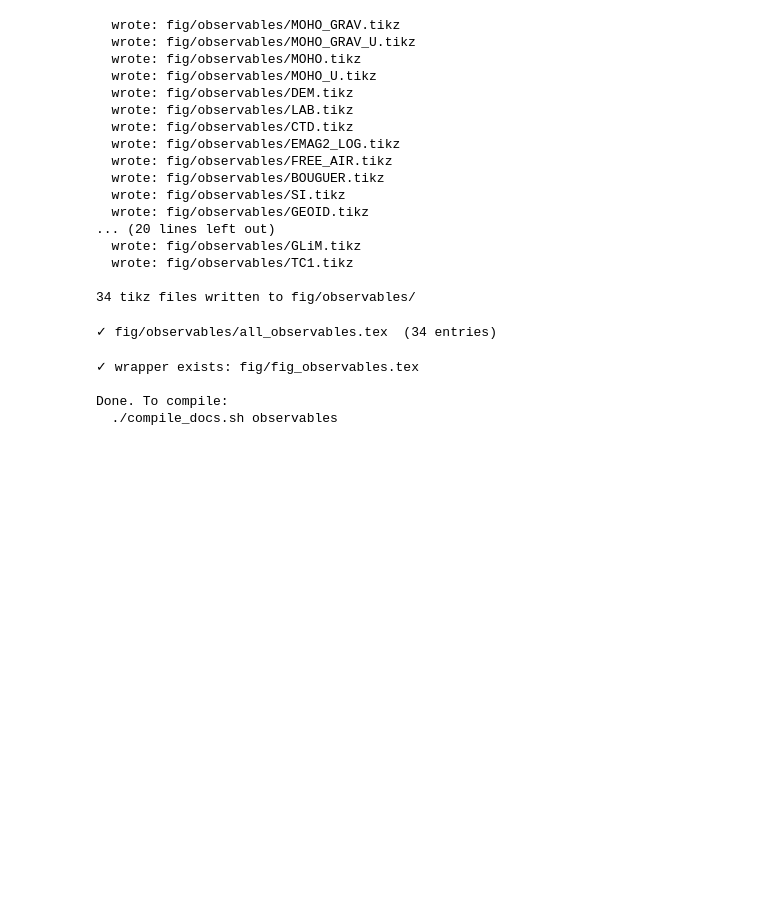
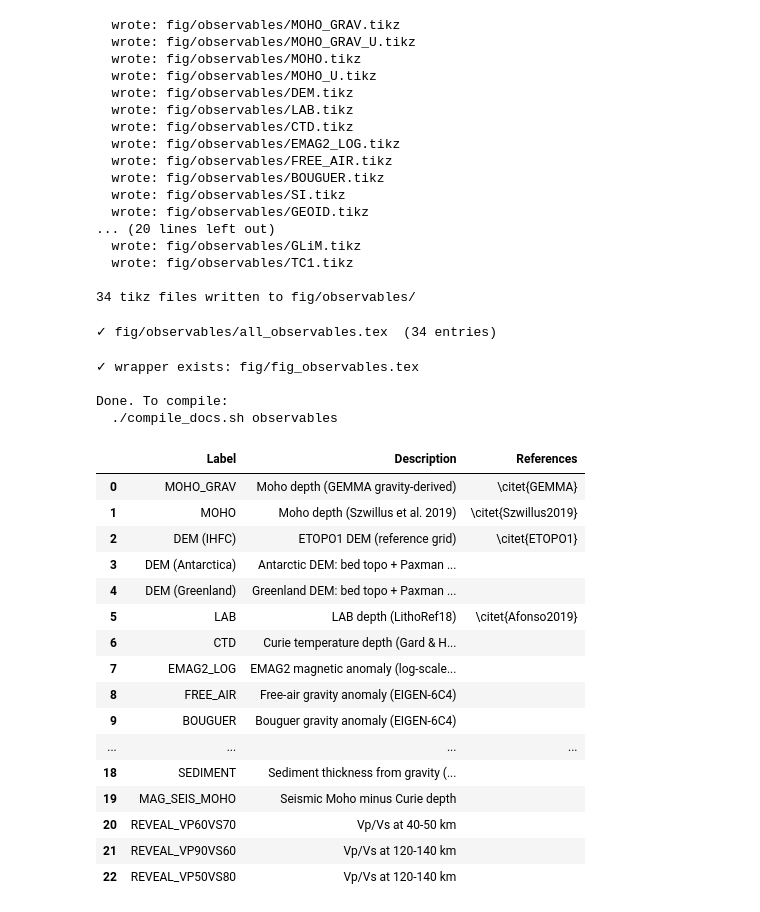
Before and after one commit to TobbeTripitaka/Aq2, a Jupyter notebook: 2_OBSERVABLES.ipynb, the cells around one changed output. Cells and saved outputs as stored; diff of their text form; code cells hidden in the pictures; blank space fills up the shorter version.

```diff
--- a/2_OBSERVABLES.ipynb
+++ b/2_OBSERVABLES.ipynb
@@ -203,7 +197,7 @@ gridlines_kwargs = {
     "linestyle":   "--",
 }
 
-for label in obs:
+for label in obs_model:
     d     = _recipe_for(label)
     cmap  = d.get("cmap", "viridis")
     unit  = d.get("unit", "")
@@ -448,3 +440,57 @@ Done. To compile:
 # IFrame("output/documents/observables.pdf", width=1200, height=700)
 # %%
 print(TEMPLATE_PATH.exists(), TEMPLATE_PATH)
+# %%
+def normalise_refs(val):
+    """Convert any reference value to a LaTeX \citet{} string or empty string."""
+    if val is None:
+        return ''
+    if isinstance(val, list):
+        if len(val) == 0:
+            return ''
+        return r'\citet{' + ', '.join(val) + '}'
+    if isinstance(val, str) and val.strip():
+        return r'\citet{' + val.strip() + '}'
+    return ''
+
+def dd_to_df(dd, include_labels=None):
+    rows = []
+    for d in dd:
+        label = d.get('label', '')
+
+        # Filter on base label before any grid suffix
+        if include_labels is not None and label not in include_labels:
+            continue
+
+        grid = d.get('grid')
+        if grid:
+            label = f"{label} ({grid})"
+
+        rows.append({
+            'Label':       label,
+            'Description': d.get('description', ''),
+            'References':  normalise_refs(d.get('reference')),
+        })
+    return pd.DataFrame(rows)
+
+df = dd_to_df(dd, include_labels=obs_model)
+# %%
+df
+# %% [output]
+|  | Label | Description | References |
+| 0 | MOHO_GRAV | Moho depth (GEMMA gravity-derived) | \citet{GEMMA} |
+| 1 | MOHO | Moho depth (Szwillus et al. 2019) | \citet{Szwillus2019} |
+| 2 | DEM (IHFC) | ETOPO1 DEM (reference grid) | \citet{ETOPO1} |
+| 3 | DEM (Antarctica) | Antarctic DEM: bed topo + Paxman ... |  |
+| 4 | DEM (Greenland) | Greenland DEM: bed topo + Paxman ... |  |
+| 5 | LAB | LAB depth (LithoRef18) | \citet{Afonso2019} |
+| 6 | CTD | Curie temperature depth (Gard & H... |  |
+| 7 | EMAG2_LOG | EMAG2 magnetic anomaly (log-scale... |  |
+| 8 | FREE_AIR | Free-air gravity anomaly (EIGEN-6C4) |  |
+| 9 | BOUGUER | Bouguer gravity anomaly (EIGEN-6C4) |  |
+| ... | ... | ... | ... |
+| 18 | SEDIMENT | Sediment thickness from gravity (... |  |
+| 19 | MAG_SEIS_MOHO | Seismic Moho minus Curie depth |  |
+| 20 | REVEAL_VP60VS70 | Vp/Vs at 40-50 km |  |
+| 21 | REVEAL_VP90VS60 | Vp/Vs at 120-140 km |  |
+| 22 | REVEAL_VP50VS80 | Vp/Vs at 120-140 km |  |
```
Also changed, not shown: parts of 6 cells of this notebook, 4 other files.
